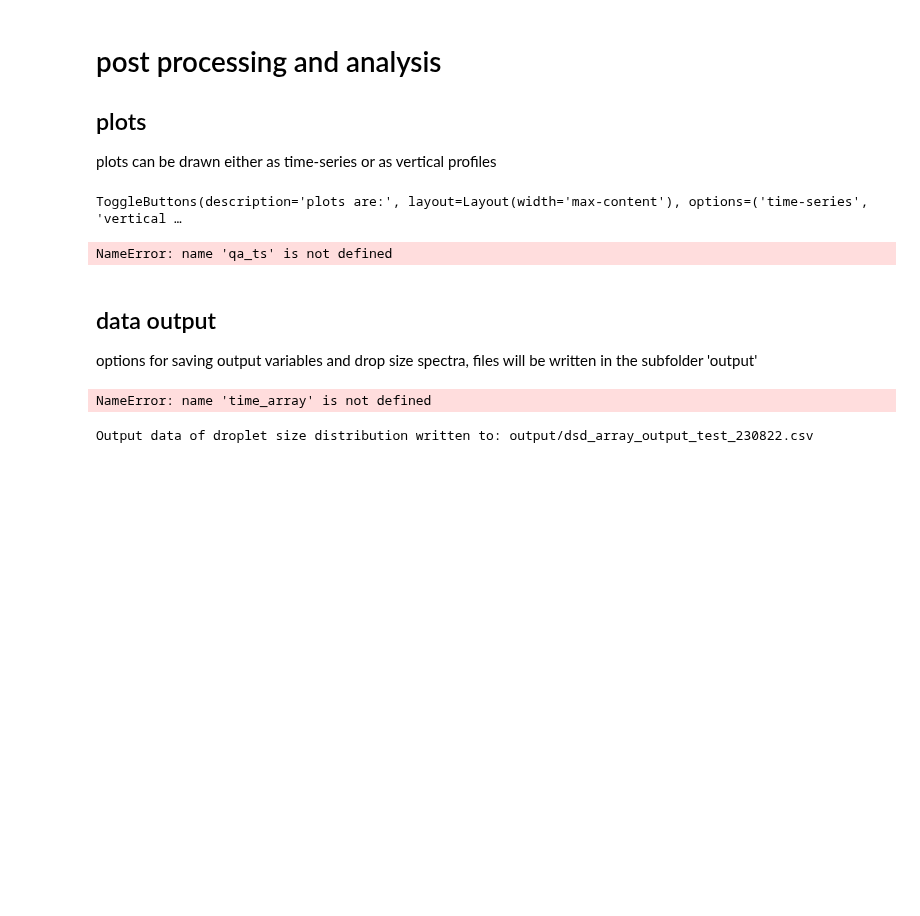
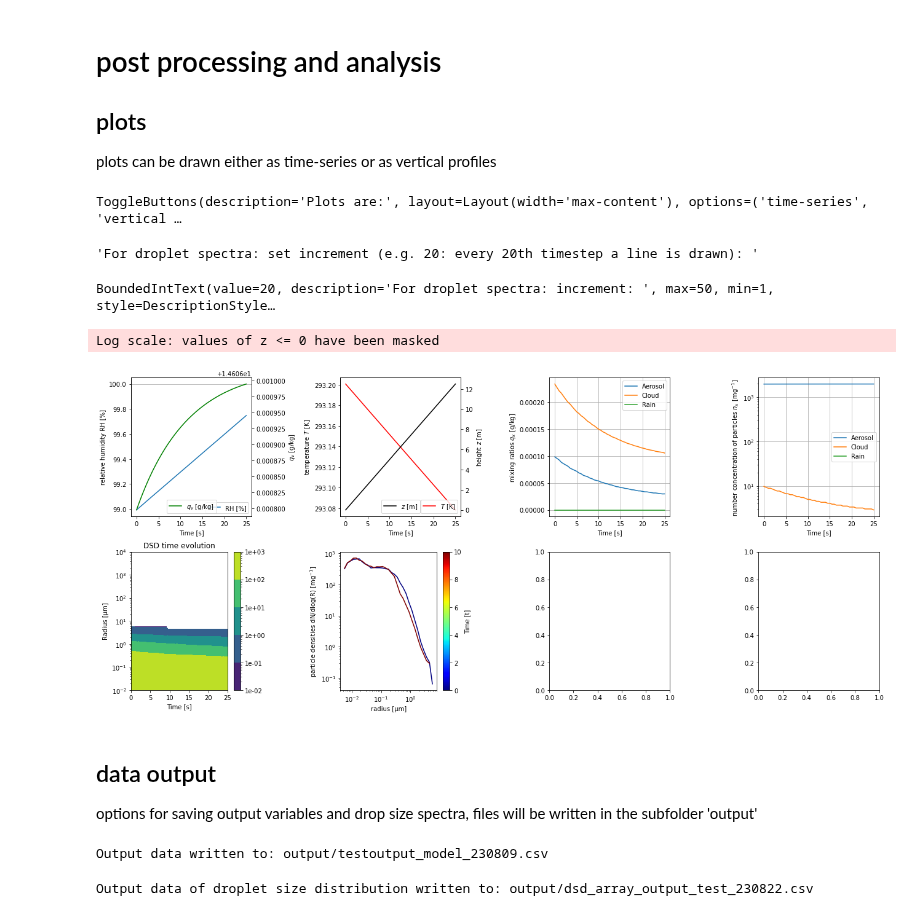
Before and after one commit to jslim93/PyLCM_edu, a Jupyter notebook: PyLCM_edu.ipynb, the cells around one changed output. Cells and saved outputs as stored; diff of their text form; code cells hidden in the pictures; blank space fills up the shorter version.

Commit message:
Bug fix & code cleanup for publishing & conversion rate output added

```diff
--- a/PyLCM_edu.ipynb
+++ b/PyLCM_edu.ipynb
@@ -35,7 +35,7 @@ BoundedFloatText(value=1400.0, description='z_max [m]:', max=1400.0, step=0.1)
 # %% [markdown]
 ### Parcel parameters
 # %%
-T_widget, P_widget, RH_widget, w_widget = parcel_info_input()
+T_widget, P_widget, RH_widget, w_widget, z_widget = parcel_info_input()
 
 ascending_mode_widget = ascending_mode_input()
 # %% [output]
@@ -74,16 +76,11 @@ ToggleButtons(description='display mode:', layout=Layout(width='max-content'), o
 # %%
-# initialization of the model (in aero_init module)
-mode_aero_init, n_particles, P_parcel, T_parcel, q_parcel, z_parcel, w_parcel, \
-N_aero, mu_aero, sigma_aero, nt, dt, max_z, do_condensation, \
-do_collision = model_init(dt_widget, nt_widget, Condensation_widget, Collision_widget, \
-                                                n_particles_widget, T_widget, P_widget, RH_widget, \
-                                                w_widget, max_z_widget, mode_aero_init_widget, gridwidget)
-
-# time step routine (in model timestep_routine)
-time_array, T_parcel_array, RH_parcel_array, q_parcel_array, z_parcel_array, \
-qa_ts,qc_ts,qr_ts,na_ts,nc_ts,nr_ts, spectra_arr, con_ts, act_ts, evp_ts, dea_ts = timesteps_function(mode_aero_init, n_particles, P_parcel, T_parcel, q_parcel, z_parcel, w_parcel, N_aero, mu_aero,\
-                                                                       sigma_aero, rho_aero, molecular_weight_aero, nt, dt, rm_spec, \
-                                                                       ascending_mode_widget, mode_displaytype_widget, max_z, \
-                                                                       do_condensation, do_collision, kohler_activation_radius, act_crit_r)
+nt, dt, time_array, T_parcel_array, RH_parcel_array, q_parcel_array, z_parcel_array, \
+qa_ts,qc_ts,qr_ts, na_ts,nc_ts,nr_ts, \
+spectra_arr, con_ts, act_ts, evp_ts, dea_ts, acc_ts, aut_ts = timesteps_function(n_particles_widget, P_widget, \
+                                 RH_widget, T_widget, w_widget, nt_widget, \
+                                 dt_widget, rm_spec, ascending_mode_widget, \
+                                 mode_displaytype_widget, z_widget, max_z_widget, \
+                                 Condensation_widget, Collision_widget, \
+                                 mode_aero_init_widget, gridwidget, kohler_activation_radius, act_crit_r)
 # %% [output]
 value: Time (s)  z (m)    T (K)    qv (g/kg) RH (%)   QC (g/kg) QR (g/kg) NA (/mg) NC (/mg) NR (/mg)
@@ -94,14 +91,17 @@ after: 227.0     113.50   292.09   12.95     94.276    0.000     0.000     1977.
 plots can be drawn either as time-series or as vertical profiles
 # %%
 # user can choice if he wants the plots time-dependent or height-dependent (except of DSD and particle densities always being time dependent)
-mode_plots_widget = plot_widgets_settings()
+mode_plots_widget, increment_widget = plot_widgets_settings(nt)
 # %% [output]
-ToggleButtons(description='plots are:', layout=Layout(width='max-content'), options=('time-series', 'vertical …
+ToggleButtons(description='Plots are:', layout=Layout(width='max-content'), options=('time-series', 'vertical …
+'For droplet spectra: set increment (e.g. 20: every 20th timestep a line is drawn): '
+BoundedIntText(value=20, description='For droplet spectra: increment: ', max=50, min=1, style=DescriptionStyle…
 # %%
 plot_mode=mode_plots_widget.value
-subplot_array_function(plot_mode, dt, nt,rm_spec, qa_ts, qc_ts, qr_ts, na_ts, nc_ts, nr_ts, T_parcel_array, RH_parcel_array, q_parcel_array, z_parcel_array, spectra_arr)
+subplot_array_function(plot_mode, dt, nt,rm_spec, qa_ts, qc_ts, qr_ts, na_ts, nc_ts, nr_ts, T_parcel_array, RH_parcel_array, q_parcel_array, z_parcel_array, spectra_arr, increment_widget)
 # %% [output]
-NameError: name 'qa_ts' is not defined
+Log scale: values of z <= 0 have been masked
+[figure, added]
 # %% [markdown]
 ## data output
 options for saving output variables and drop size spectra, files will be written in the subfolder 'output'
@@ -110,7 +112,7 @@ options for saving output variables and drop size spectra, files will be written
 save_model_output_variables(time_array, RH_parcel_array, q_parcel_array, T_parcel_array, z_parcel_array, qa_ts, \
                             qc_ts, qr_ts, na_ts, nc_ts, nr_ts, filename='testoutput_model_230809.csv')
 # %% [output]
-NameError: name 'time_array' is not defined
+Output data written to: output/testoutput_model_230809.csv
 # %%
 # save array of DSD spectra per timesteps, combined with radii to csv-file
 save_model_output_dsd(spectra_arr, rm_spec, rl_spec, rr_spec, nt, filename='dsd_array_output_test_230822.csv')
```
Also changed, not shown: parts of 5 cells of this notebook, 15 other files.
